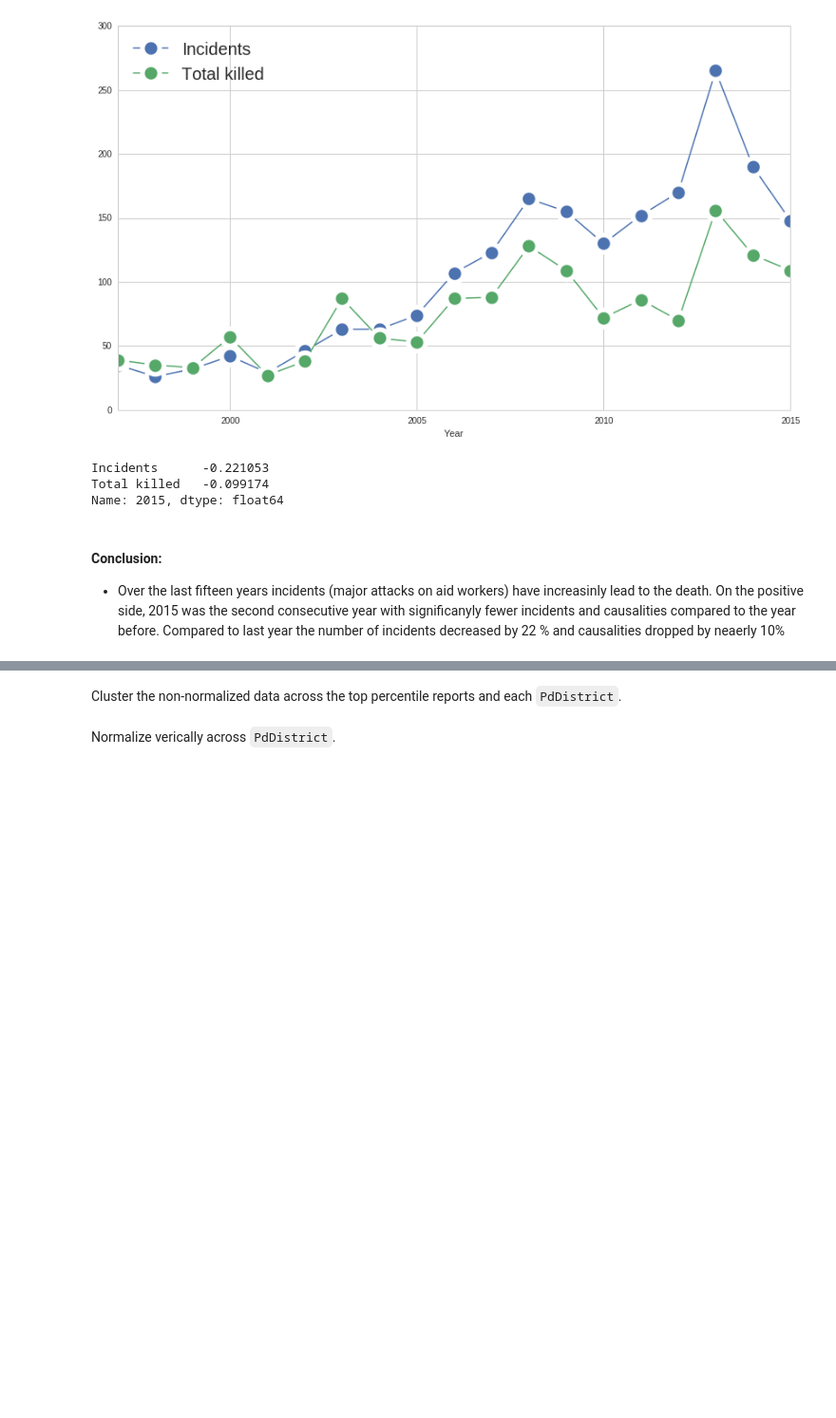
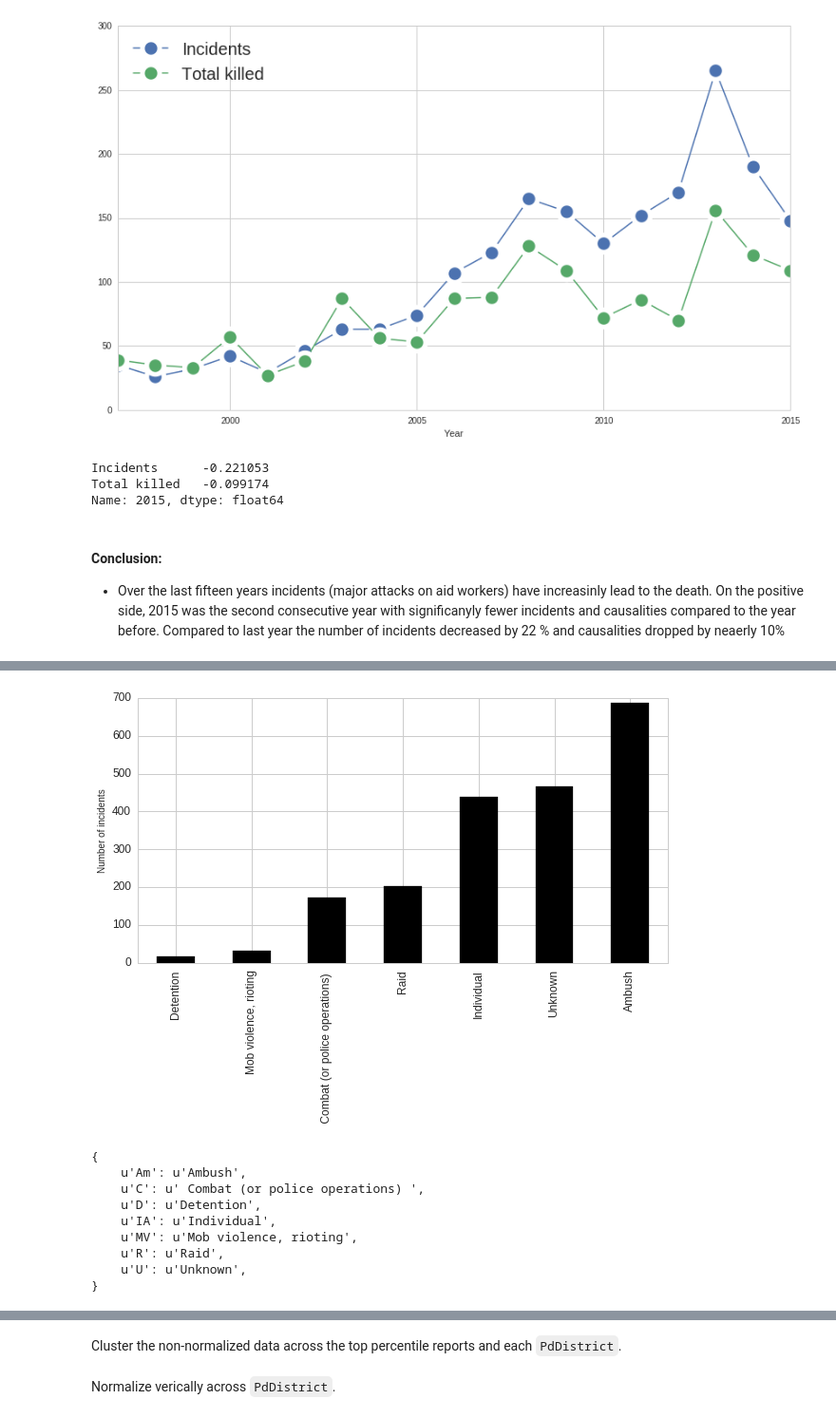
Before and after one commit to philippschw/Humanitarian_Security, a Jupyter notebook: Humanitarian Security Incidents_aidworkersecurity.org.ipynb, the cells around one changed output, grey strips where cells are left out. Shown at 95% size. Saved outputs shown, nothing was run; the diff lists cells and outputs as text; code cells hidden in the pictures; blank space fills up the shorter version.

```diff
--- a/Humanitarian Security Incidents_aidworkersecurity.org.ipynb
+++ b/Humanitarian Security Incidents_aidworkersecurity.org.ipynb
@@ -263,6 +306,17 @@ pp(dict(dic_means_attack.items()))
 # %%
-data, cat = d_crime,'Attack context'
+data, cat = df_incidents,'Attack context'
 l=data.groupby(cat).size()
 plotdat(l)
 plt.show()
 pp(dict(dic_context_attack.items()))
+# %% [output]
+[figure, added]
+{
+    u'Am': u'Ambush',
+    u'C': u' Combat (or police operations) ',
+    u'D': u'Detention',
+    u'IA': u'Individual',
+    u'MV': u'Mob violence, rioting',
+    u'R': u'Raid',
+    u'U': u'Unknown',
+}
```
Also changed, not shown: parts of 45 cells of this notebook, 3 other files.
